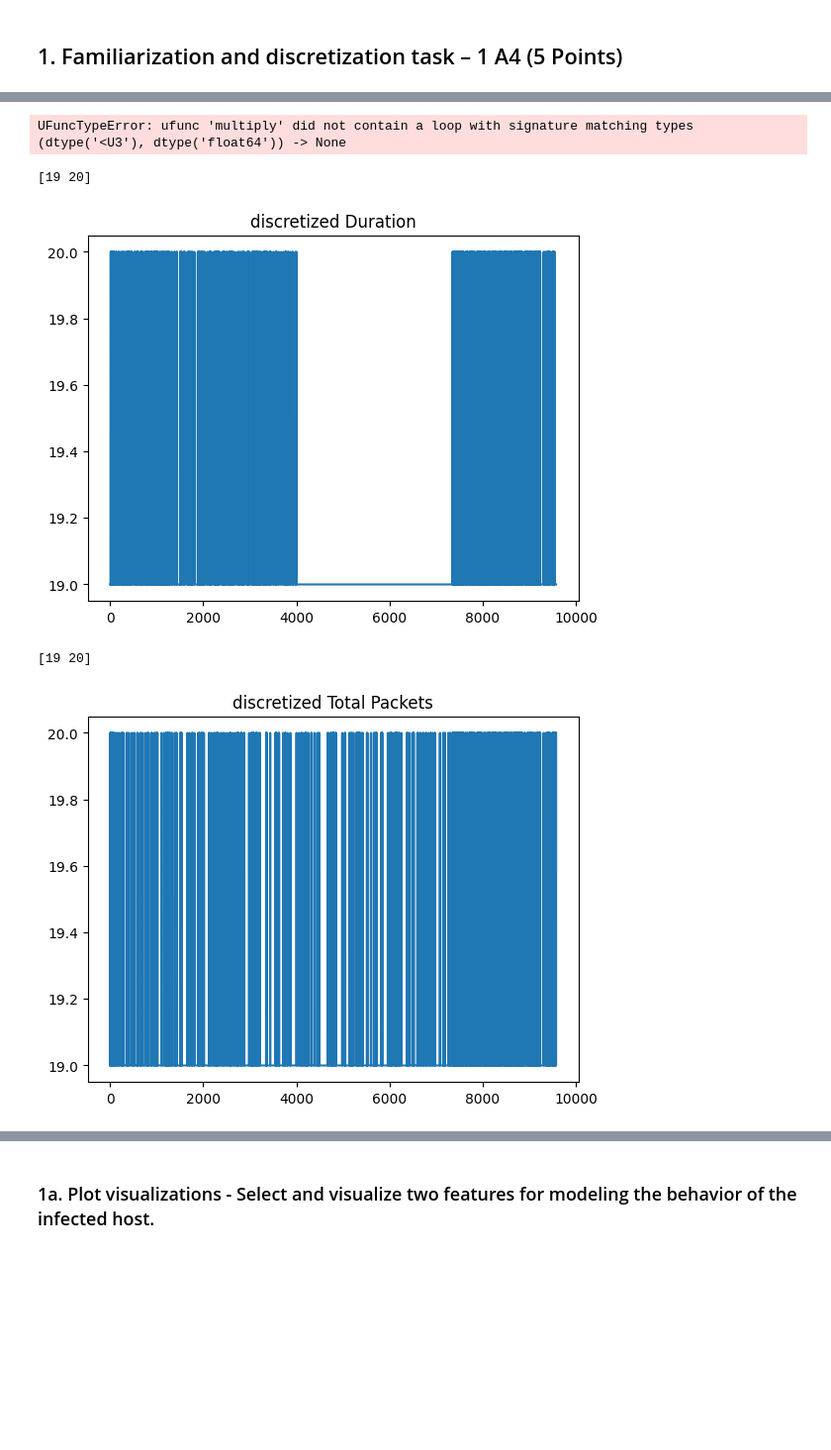
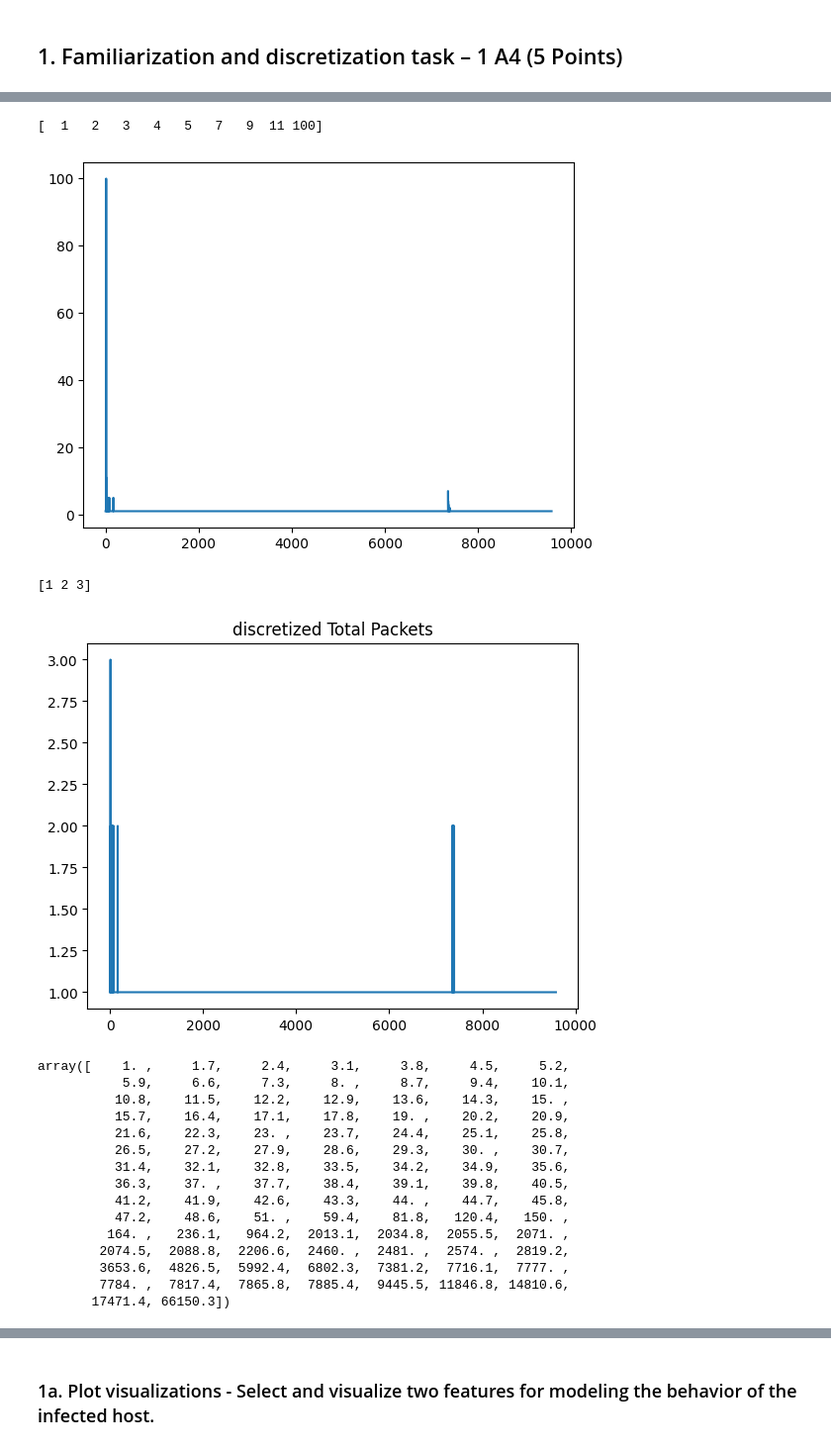
Before and after one commit to BigLob/CDA, a Jupyter notebook: Lab3.ipynb, the cells around one changed output, grey strips where cells are left out. Shown at 99% size. Cells and saved outputs as stored; diff of their text form; code cells hidden in the pictures; blank space fills up the shorter version.

```diff
--- a/Lab3.ipynb
+++ b/Lab3.ipynb
@@ -38,5 +39,6 @@ data.head()
 | 3 | 2011/08/18 10:26:02.052163 | 1.187083 | tcp | 147.32.3.51 | 3130 | -> | 147.32.84.46 | 10010 | S_RA | 0.0 | 0.0 | ... |
 | 4 | 2011/08/18 10:26:52.226748 | 0.980571 | tcp | 88.212.37.169 | 3134 | -> | 147.32.84.118 | 6881 | S_RA | 0.0 | 0.0 | ... |
 # %%
-infected_data = data[data["SrcAddr"] == "147.32.86.20"]
+infected_data = data[data["SrcAddr"] == "147.32.84.165"]
+non_infected = data[data["SrcAddr"] == "147.32.86.20"]
 # %%
@@ -59,37 +72,64 @@ def descritize_data(feature_data, num_bins=10, type="bins", percentiles=None):
         return bin_indices
     elif type == "percentile":
         sample = feature_data.sample(frac=0.1, random_state=42)
-        percentile_values = np.percentile(sample, percentiles)
+        percentile_values = np.percentile(np.unique(sorted(total_packets)), percentiles)
         discretized_array = np.digitize(feature_data, percentile_values)
         return discretized_array
+    elif type == "SAX":
+        sax = SymbolicAggregateApproximation(n_bins=num_bins, strategy='normal')
+        saxed_data = sax.transform(feature_data)
+        return saxed_data
 # %%
-descrete_duration = descritize_data(duration, 20)
-plt.plot(range(len(descrete_duration)), descrete_duration)
-print(np.unique(descrete_duration))
-plt.show()
+# descrete_duration = descritize_data(protocoll, 20)
+# plt.plot(range(len(descrete_duration)), descrete_duration)
+# print(np.unique(descrete_duration))
+# plt.show()
 
-descrete_packets = descritize_data(total_packets, 20)
-plt.plot(range(len(descrete_duration)), descrete_packets)
+descrete_packets = descritize_data(total_packets, 100)
+plt.plot(range(len(descrete_packets)), descrete_packets)
 print(np.unique(descrete_packets))
 # %% [output]
-UFuncTypeError: ufunc 'multiply' did not contain a loop with signature matching types (dtype('<U3'), dtype('float64')) -> None
+[  1   2   3   4   5   7   9  11 100]
+[figure, added]
 # %%
-descrete_duration = descritize_data(duration, type="percentile", percentiles=range(0, 100, 5))
-plt.plot(range(len(descrete_duration)), descrete_duration)
-plt.title("discretized Duration")
-print(np.unique(descrete_duration))
-plt.show()
-
-descrete_packets = descritize_data(total_packets, type="percentile", percentiles=range(0, 100, 5))
+# descrete_duration = descritize_data(duration, type="percentile", percentiles=range(0, 100, 5))
+# plt.plot(range(len(descrete_duration)), descrete_duration)
+# plt.title("discretized Duration")
+# print(np.unique(descrete_duration))
+# plt.show()
+descrete_packets = descritize_data(total_packets, type="percentile", percentiles=[0, 70, 99])
 plt.plot(range(len(descrete_packets)), descrete_packets)
 plt.title("discretized Total Packets")
 print(np.unique(descrete_packets))
 plt.show()
+
+# descrete_packets = descritize_data(np.array(total_packets).reshape(-1, 1) , num_bins=10, type="SAX")
+# descrete_packets = np.array(descrete_packets)
+# plt.plot(range(len(descrete_packets)), descrete_packets)
+# plt.title("discretized Total Packets")
+# print(np.unique(descrete_packets))
+# plt.show()
+
+# np.set_printoptions(suppress=True)
+# np.percentile(np.unique(sorted(total_packets)), range(0, 100, 1))
 # %% [output]
-[19 20]
+[1 2 3]
-[figure, old version]
+[figure, new version]
-[19 20]
+array([    1. ,     1.7,     2.4,     3.1,     3.8,     4.5,     5.2,
+           5.9,     6.6,     7.3,     8. ,     8.7,     9.4,    10.1,
+          10.8,    11.5,    12.2,    12.9,    13.6,    14.3,    15. ,
+          15.7,    16.4,    17.1,    17.8,    19. ,    20.2,    20.9,
+          21.6,    22.3,    23. ,    23.7,    24.4,    25.1,    25.8,
+          26.5,    27.2,    27.9,    28.6,    29.3,    30. ,    30.7,
+          31.4,    32.1,    32.8,    33.5,    34.2,    34.9,    35.6,
+          36.3,    37. ,    37.7,    38.4,    39.1,    39.8,    40.5,
+          41.2,    41.9,    42.6,    43.3,    44. ,    44.7,    45.8,
+          47.2,    48.6,    51. ,    59.4,    81.8,   120.4,   150. ,
+         164. ,   236.1,   964.2,  2013.1,  2034.8,  2055.5,  2071. ,
+        2074.5,  2088.8,  2206.6,  2460. ,  2481. ,  2574. ,  2819.2,
+        3653.6,  4826.5,  5992.4,  6802.3,  7381.2,  7716.1,  7777. ,
+        7784. ,  7817.4,  7865.8,  7885.4,  9445.5, 11846.8, 14810.6,
+       17471.4, 66150.3])
-[figure, removed]
 # %%
 # potential_hosts = data["SrcAddr"][data["Label"].str.contains("Botnet")]
 # for add in potential_hosts:
```
Also changed, not shown: parts of 3 cells of this notebook.
